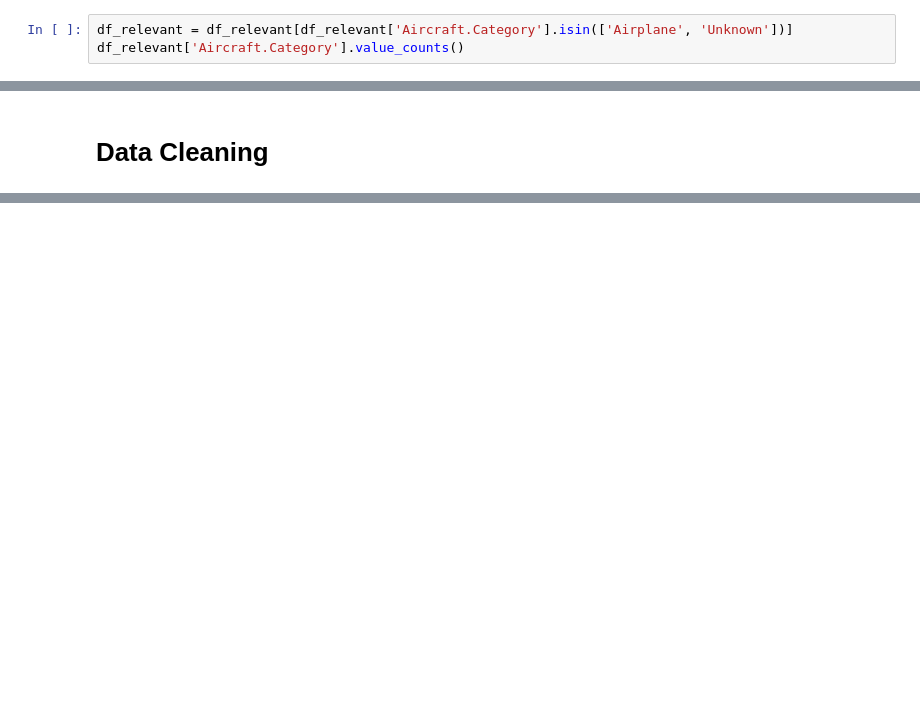
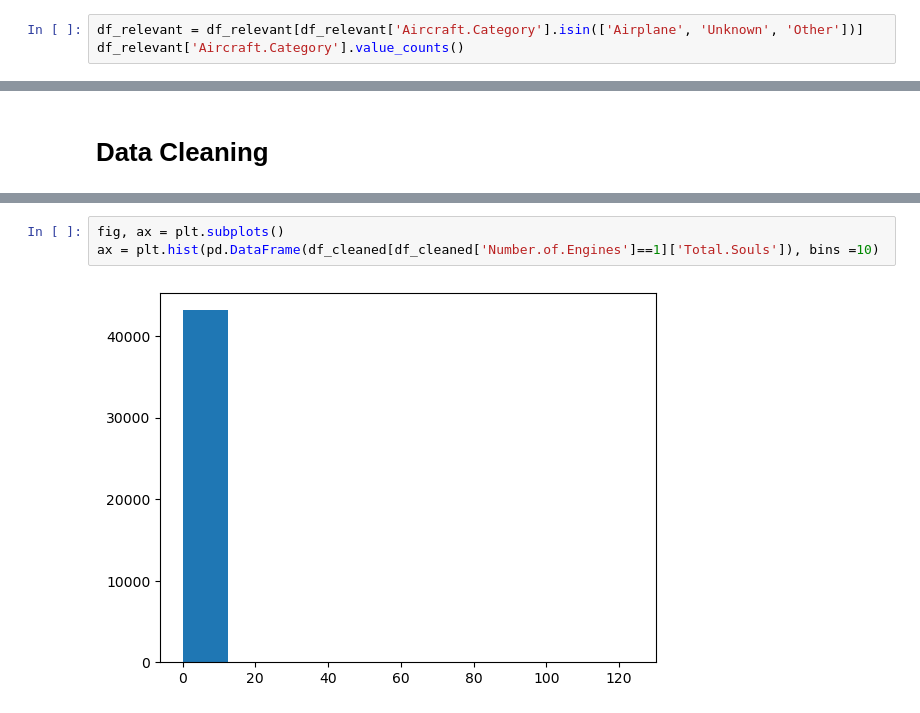
Before and after one commit to Luwate/dsc-phase-1-project, a Jupyter notebook: student.ipynb, the cells around one changed output, grey strips where cells are left out. Drawn from its saved outputs; the diff is of its cells as text; blank space fills up the shorter version.

```diff
--- a/student.ipynb
+++ b/student.ipynb
@@ -275,5 +318,5 @@ dtype: float64
 # %%
-df_relevant = df_relevant[df_relevant['Aircraft.Category'].isin(['Airplane', 'Unknown'])]
+df_relevant = df_relevant[df_relevant['Aircraft.Category'].isin(['Airplane', 'Unknown', 'Other'])]
 df_relevant['Aircraft.Category'].value_counts()
 # %% [output]
 Aircraft.Category
@@ -326,0 +461,5 @@ dtype: float64
+# %%
+fig, ax = plt.subplots()
+ax = plt.hist(pd.DataFrame(df_cleaned[df_cleaned['Number.of.Engines']==1]['Total.Souls']), bins =10)
+# %% [output]
+[figure, added]
```
Also changed, not shown: parts of 43 cells of this notebook.
